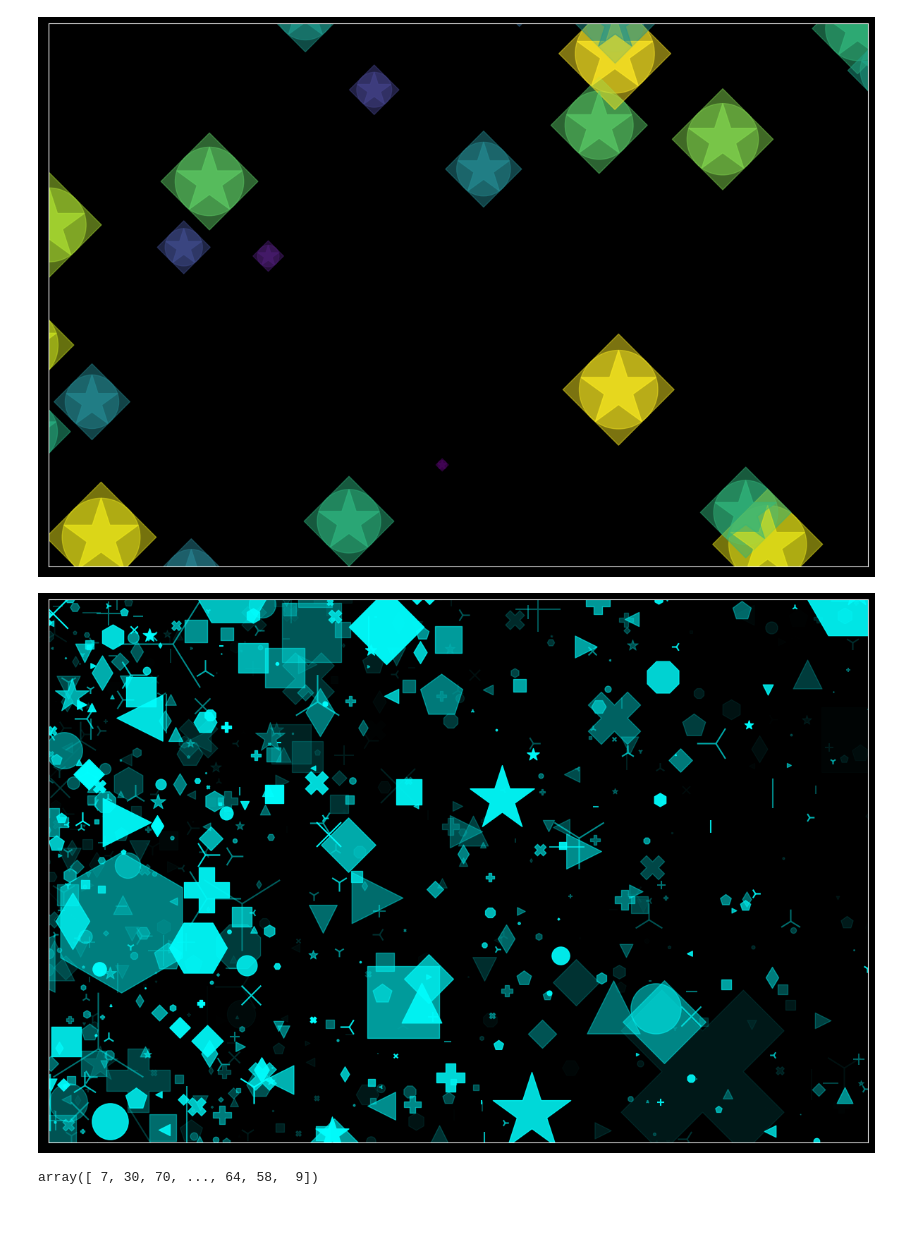
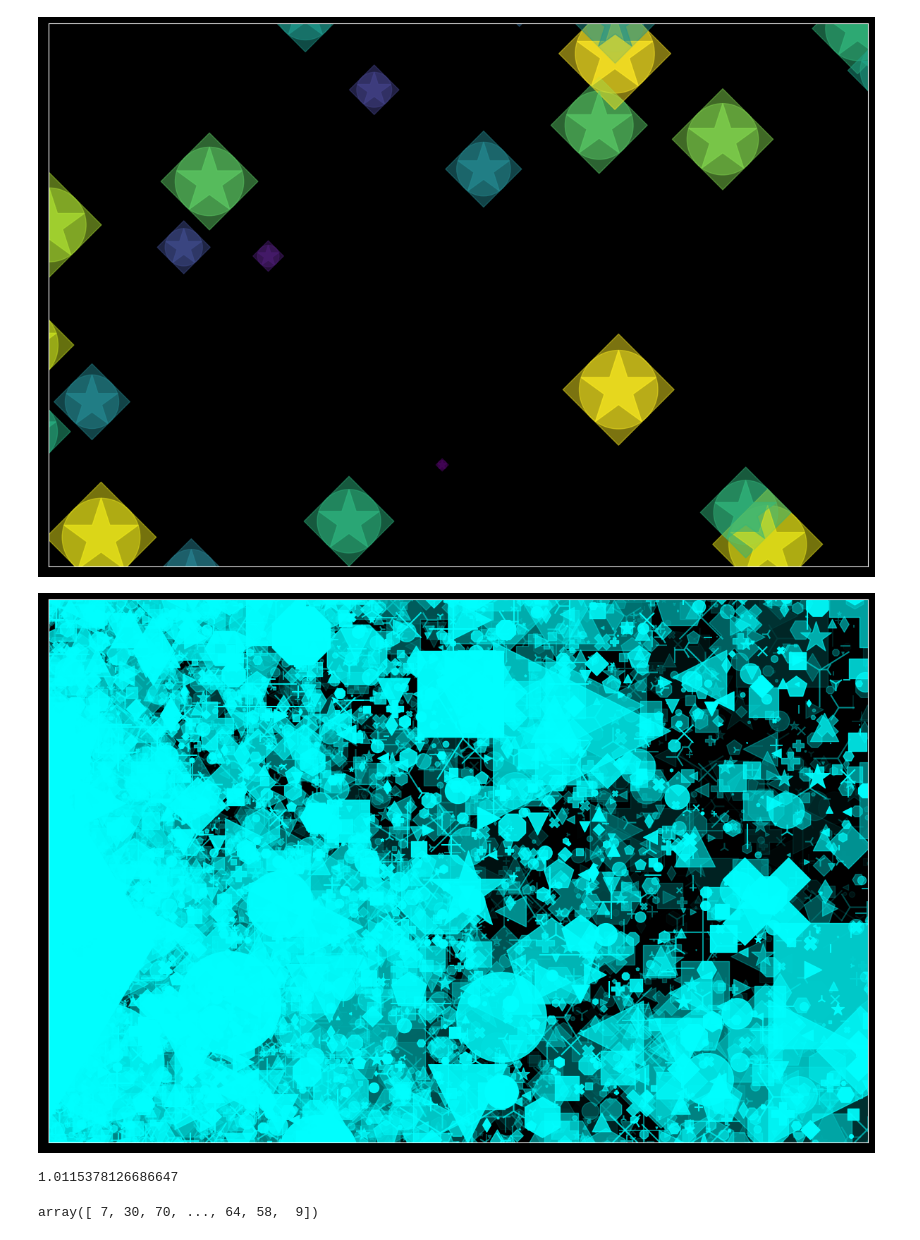
Before and after one commit to ericgitonga/sanaa, a Jupyter notebook: scatter-np-plt/sc-np-plt-scratchpad.ipynb, the cells around one changed output. Drawn from its saved outputs; the diff is of its cells as text; code cells hidden in the pictures.

```diff
--- a/scatter-np-plt/sc-np-plt-scratchpad.ipynb
+++ b/scatter-np-plt/sc-np-plt-scratchpad.ipynb
@@ -104,36 +104,43 @@ df = df.sample(len(df.index))
 df["x"] = np.random.rand(len(df.index)) * 100000 * np.random.rand(len(df.index))
 df["y"] = np.random.rand(len(df.index)) * 100000
 
-dfs = df.sample(2000)
+dfs = df.sample(20000)
 
 style = np.random.choice(["dark_background"])
 plt.style.use(style)
 plt.figure(figsize=(15,10))
 
 plt.xticks([])
 plt.yticks([])
 
 plt.xlim(6000,60000)
 plt.ylim(6000,60000)
 
 for i in dfs.index:
     marker = np.random.choice([".",",","o","v","^","<",">","1","2","3","4","8","s","p","P",
                                "*","h","H","+","x","X","d","D","|","_"])
+    r, g, b, a =
     c = ((0,1,1,0))
 
     rand_divisor = np.random.choice(np.random.randint(1,501,len(df.index)))
     size = dfs.loc[i,"value"]/(np.random.choice(np.abs(rand_divisor/np.random.normal(-1,1,len(df.index)))))
 
     alpha = np.random.choice(np.abs(np.random.normal(0,1,len(df.index))))
     if alpha > 1:
         alpha = alpha - np.floor(alpha)
 
     plt.scatter(dfs.loc[i,"x"], dfs.loc[i,"y"], marker=marker, color=c,
                 s=size, alpha=alpha)
 
 plt.show();
 # %% [output]
-[figure, old version]
+[figure, new version]
+# %%
+def rand_num(low, high, quantity):
+    return np.random.choice(np.abs(np.random.normal(low, high, quantity)))
+rand_num(0,1,len(df.index))
+# %% [output]
+1.0115378126686647
 # %%
 np.random.randint(1,101,len(df.index))
 # %% [output]
```
